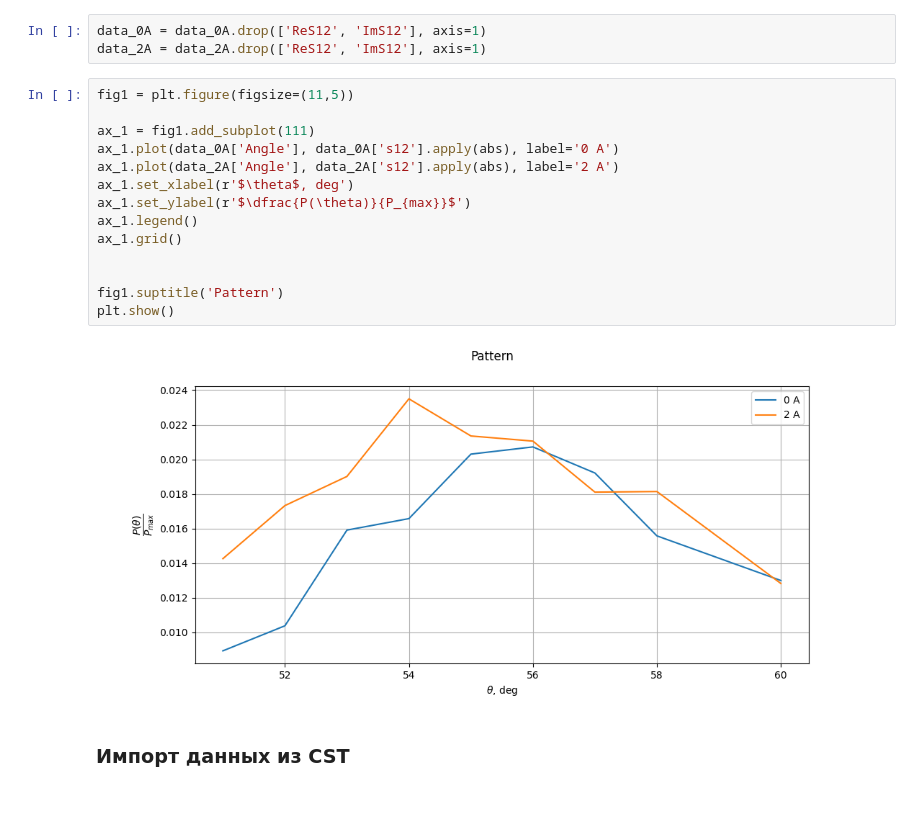
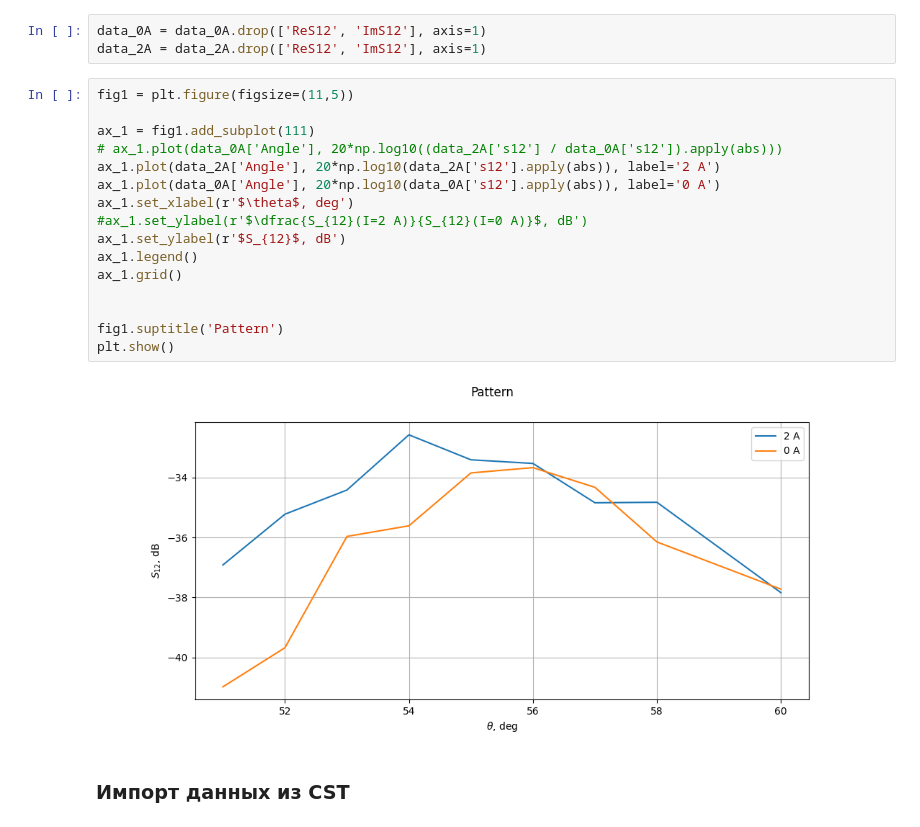
Before and after one commit to isvoropaev02/post_processing_RIS, a Jupyter notebook: 250923/scattering_pattern_SE.ipynb, the cells around one changed output. Saved outputs shown, nothing was run; the diff lists cells and outputs as text.

```diff
--- a/250923/scattering_pattern_SE.ipynb
+++ b/250923/scattering_pattern_SE.ipynb
@@ -60,19 +60,21 @@ data_2A = data_2A.drop(['ReS12', 'ImS12'], axis=1)
 # %%
 fig1 = plt.figure(figsize=(11,5))
 
 ax_1 = fig1.add_subplot(111)
-ax_1.plot(data_0A['Angle'], data_0A['s12'].apply(abs), label='0 A')
-ax_1.plot(data_2A['Angle'], data_2A['s12'].apply(abs), label='2 A')
+# ax_1.plot(data_0A['Angle'], 20*np.log10((data_2A['s12'] / data_0A['s12']).apply(abs)))
+ax_1.plot(data_2A['Angle'], 20*np.log10(data_2A['s12'].apply(abs)), label='2 A')
+ax_1.plot(data_0A['Angle'], 20*np.log10(data_0A['s12'].apply(abs)), label='0 A')
 ax_1.set_xlabel(r'$\theta$, deg')
-ax_1.set_ylabel(r'$\dfrac{P(\theta)}{P_{max}}$')
+#ax_1.set_ylabel(r'$\dfrac{S_{12}(I=2 A)}{S_{12}(I=0 A)}$, dB')
+ax_1.set_ylabel(r'$S_{12}$, dB')
 ax_1.legend()
 ax_1.grid()
 
 
 fig1.suptitle('Pattern')
 plt.show()
 # %% [output]
-[figure, old version]
+[figure, new version]
 # %% [markdown]
 ### Импорт данных из CST
 # %%
```
